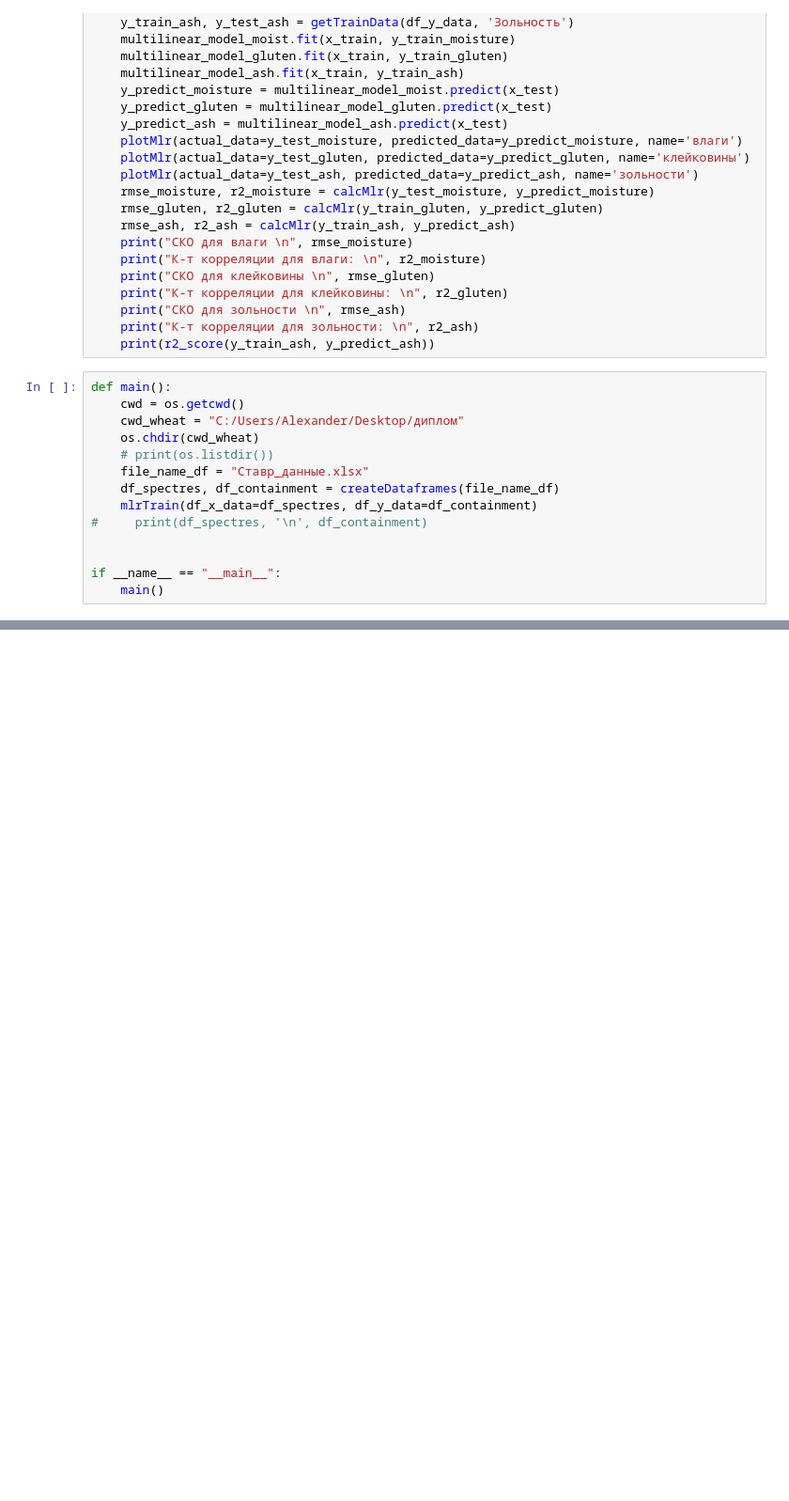
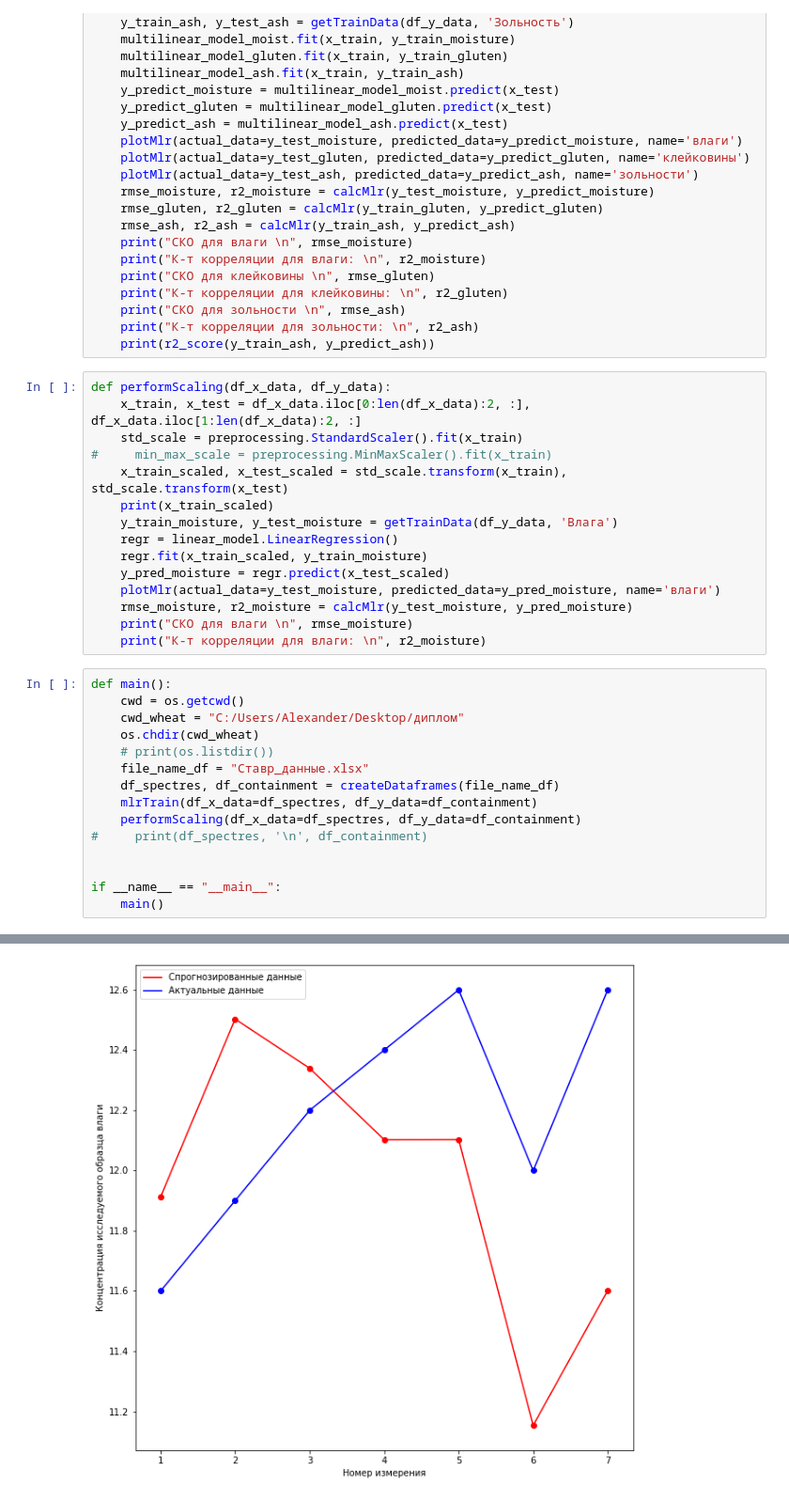
Before and after one commit to aldobroslavin/statistic_methods, a Jupyter notebook: wheat_mlr.ipynb, the cells around one changed output, grey strips where cells are left out. Shown at 94% size. Drawn from its saved outputs; the diff is of its cells as text; blank space fills up the shorter version.

```diff
--- a/wheat_mlr.ipynb
+++ b/wheat_mlr.ipynb
@@ -78,6 +78,21 @@ def mlrTrain(df_x_data, df_y_data):
     print("СКО для зольности \n", rmse_ash)
     print("К-т корреляции для зольности: \n", r2_ash)
     print(r2_score(y_train_ash, y_predict_ash))
+# %%
+def performScaling(df_x_data, df_y_data):
+    x_train, x_test = df_x_data.iloc[0:len(df_x_data):2, :], df_x_data.iloc[1:len(df_x_data):2, :]
+    std_scale = preprocessing.StandardScaler().fit(x_train)
+#     min_max_scale = preprocessing.MinMaxScaler().fit(x_train)
+    x_train_scaled, x_test_scaled = std_scale.transform(x_train), std_scale.transform(x_test)
+    print(x_train_scaled)
+    y_train_moisture, y_test_moisture = getTrainData(df_y_data, 'Влага')
+    regr = linear_model.LinearRegression()
+    regr.fit(x_train_scaled, y_train_moisture)
+    y_pred_moisture = regr.predict(x_test_scaled)
+    plotMlr(actual_data=y_test_moisture, predicted_data=y_pred_moisture, name='влаги')
+    rmse_moisture, r2_moisture = calcMlr(y_test_moisture, y_pred_moisture)
+    print("СКО для влаги \n", rmse_moisture)
+    print("К-т корреляции для влаги: \n", r2_moisture)
 # %%
 def main():
     cwd = os.getcwd()
@@ -87,6 +102,7 @@ def main():
     file_name_df = "Ставр_данные.xlsx"
     df_spectres, df_containment = createDataframes(file_name_df)
     mlrTrain(df_x_data=df_spectres, df_y_data=df_containment)
+    performScaling(df_x_data=df_spectres, df_y_data=df_containment)
 #     print(df_spectres, '\n', df_containment)
 
 
@@ -136,0 +153 @@ Name: Влага, dtype: float64 [11.82466365 12.38791085 12.30305957 12.0954075
+[figure, added]
```
Also changed, not shown: parts of 1 cell of this notebook, 1 other file.
